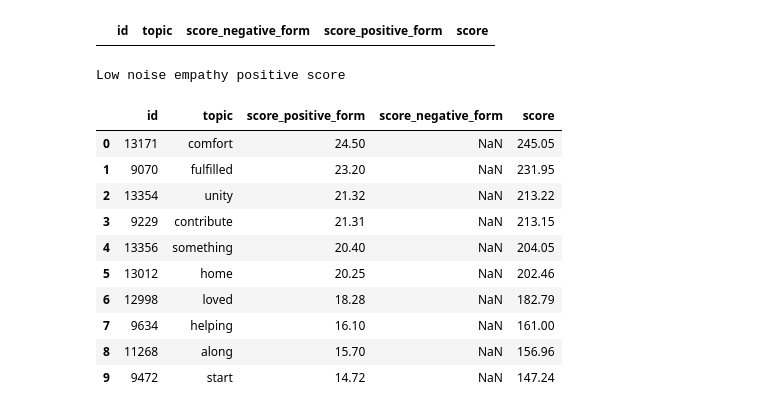
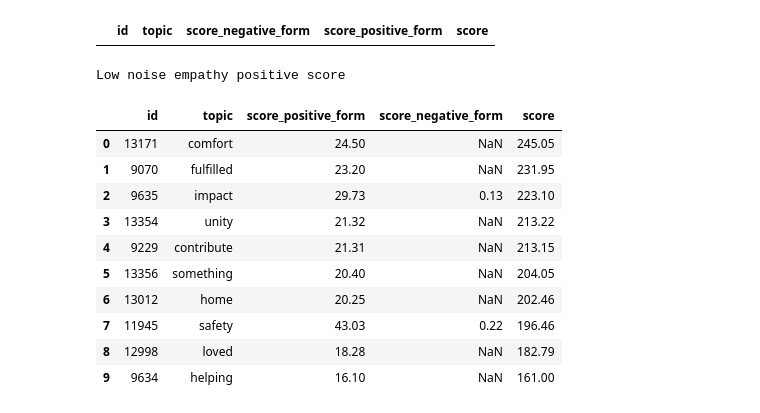
Before and after one commit to cyrilvincent/youth_talk, a Jupyter notebook: youth_talk_1/td_idf.ipynb, the cells around one changed output. Saved outputs shown, nothing was run; the diff lists cells and outputs as text; code cells hidden in the pictures.

```diff
--- a/youth_talk_1/td_idf.ipynb
+++ b/youth_talk_1/td_idf.ipynb
@@ -81,20 +71,20 @@ df.head(10)
 Low noise empathy negative score
 |  | id | topic | score_negative_form | score_positive_form | score |
 # %%
-df = service.get_scores(mode, question_nb, empathy_category, positive=True, denominator_thresold=0, numerator_thresold=0)
+df = service.get_scores(mode, question_nb, empathy_category, positive=True, denominator_thresold=0, numerator_thresold=0, sentiment=False)
 df=df[df.score > avg]
 print(f"Low noise {empathy_category} positive score")
 df.head(10)
 # %% [output]
 Low noise empathy positive score
 |  | id | topic | score_positive_form | score_negative_form | score |
 | 0 | 13171 | comfort | 24.50 | NaN | 245.05 |
 | 1 | 9070 | fulfilled | 23.20 | NaN | 231.95 |
-| 2 | 13354 | unity | 21.32 | NaN | 213.22 |
-| 3 | 9229 | contribute | 21.31 | NaN | 213.15 |
-| 4 | 13356 | something | 20.40 | NaN | 204.05 |
-| 5 | 13012 | home | 20.25 | NaN | 202.46 |
-| 6 | 12998 | loved | 18.28 | NaN | 182.79 |
-| 7 | 9634 | helping | 16.10 | NaN | 161.00 |
-| 8 | 11268 | along | 15.70 | NaN | 156.96 |
-| 9 | 9472 | start | 14.72 | NaN | 147.24 |
+| 2 | 9635 | impact | 29.73 | 0.13 | 223.10 |
+| 3 | 13354 | unity | 21.32 | NaN | 213.22 |
+| 4 | 9229 | contribute | 21.31 | NaN | 213.15 |
+| 5 | 13356 | something | 20.40 | NaN | 204.05 |
+| 6 | 13012 | home | 20.25 | NaN | 202.46 |
+| 7 | 11945 | safety | 43.03 | 0.22 | 196.46 |
+| 8 | 12998 | loved | 18.28 | NaN | 182.79 |
+| 9 | 9634 | helping | 16.10 | NaN | 161.00 |
```
Also changed, not shown: parts of 2 cells of this notebook, 11 other files.
